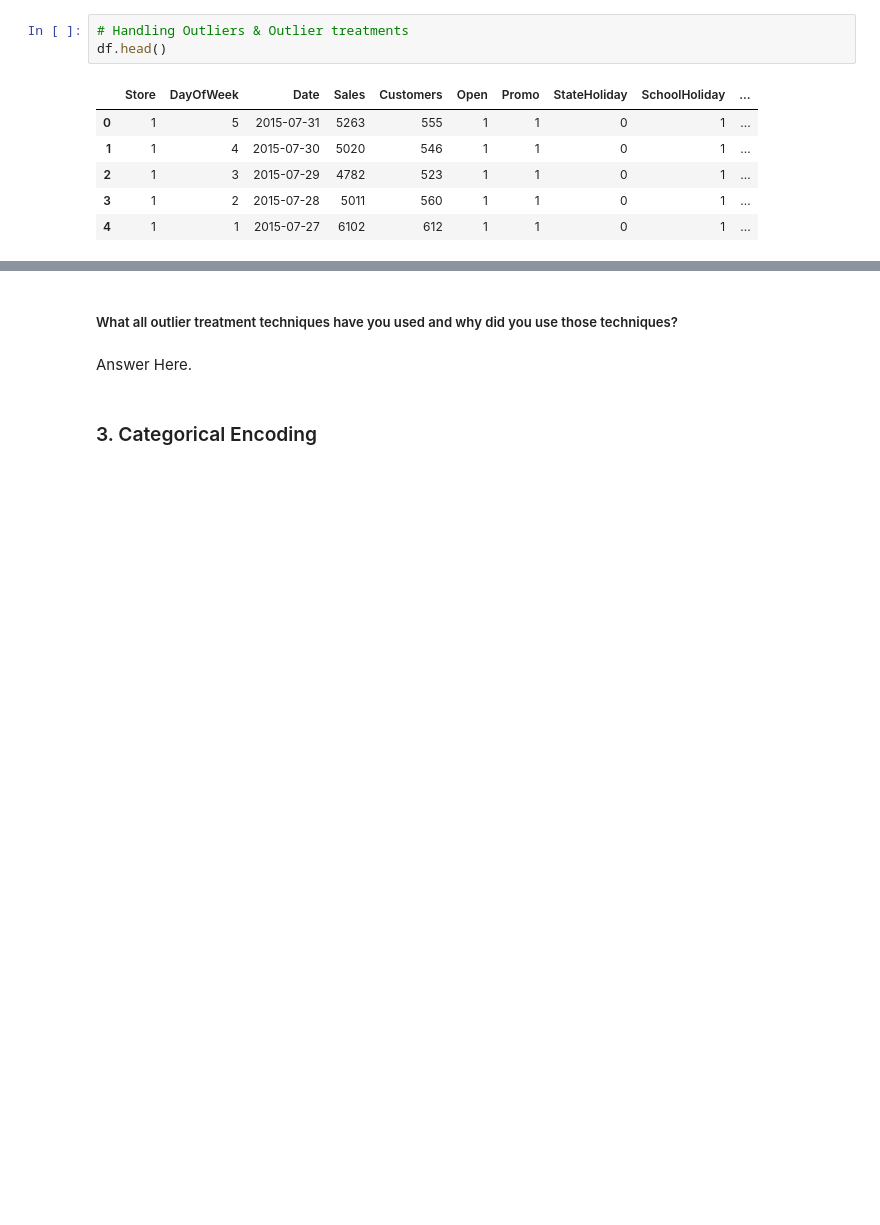
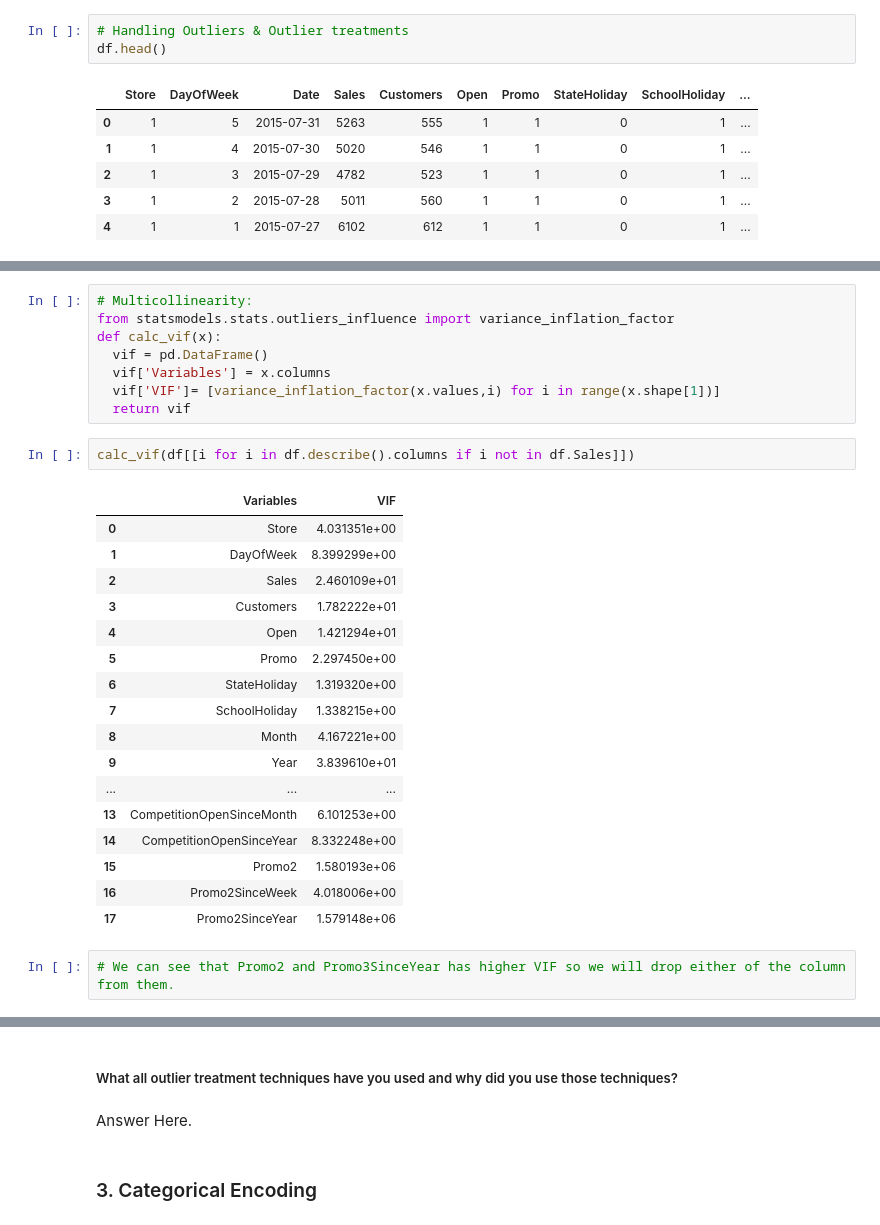
Before and after one commit to adityapatil4141/Retail-Store-Prediction, a Jupyter notebook: Retail_Sales_Prediction.ipynb, the cells around one changed output, grey strips where cells are left out. Saved outputs shown, nothing was run; the diff lists cells and outputs as text; blank space fills up the shorter version.

```diff
--- a/Retail_Sales_Prediction.ipynb
+++ b/Retail_Sales_Prediction.ipynb
@@ -922,0 +905,30 @@ AttributeError: 'Index' object has no attribute 'apply'
+# %%
+# Multicollinearity:
+from statsmodels.stats.outliers_influence import variance_inflation_factor
+def calc_vif(x):
+  vif = pd.DataFrame()
+  vif['Variables'] = x.columns
+  vif['VIF']= [variance_inflation_factor(x.values,i) for i in range(x.shape[1])]
+  return vif
+# %%
+calc_vif(df[[i for i in df.describe().columns if i not in df.Sales]])
+# %% [output]
+|  | Variables | VIF |
+| 0 | Store | 4.031351e+00 |
+| 1 | DayOfWeek | 8.399299e+00 |
+| 2 | Sales | 2.460109e+01 |
+| 3 | Customers | 1.782222e+01 |
+| 4 | Open | 1.421294e+01 |
+| 5 | Promo | 2.297450e+00 |
+| 6 | StateHoliday | 1.319320e+00 |
+| 7 | SchoolHoliday | 1.338215e+00 |
+| 8 | Month | 4.167221e+00 |
+| 9 | Year | 3.839610e+01 |
+| ... | ... | ... |
+| 13 | CompetitionOpenSinceMonth | 6.101253e+00 |
+| 14 | CompetitionOpenSinceYear | 8.332248e+00 |
+| 15 | Promo2 | 1.580193e+06 |
+| 16 | Promo2SinceWeek | 4.018006e+00 |
+| 17 | Promo2SinceYear | 1.579148e+06 |
+# %%
+# We can see that Promo2 and Promo3SinceYear has higher VIF so we will drop either of the column from them.
```
Also changed, not shown: parts of 20 cells of this notebook.
